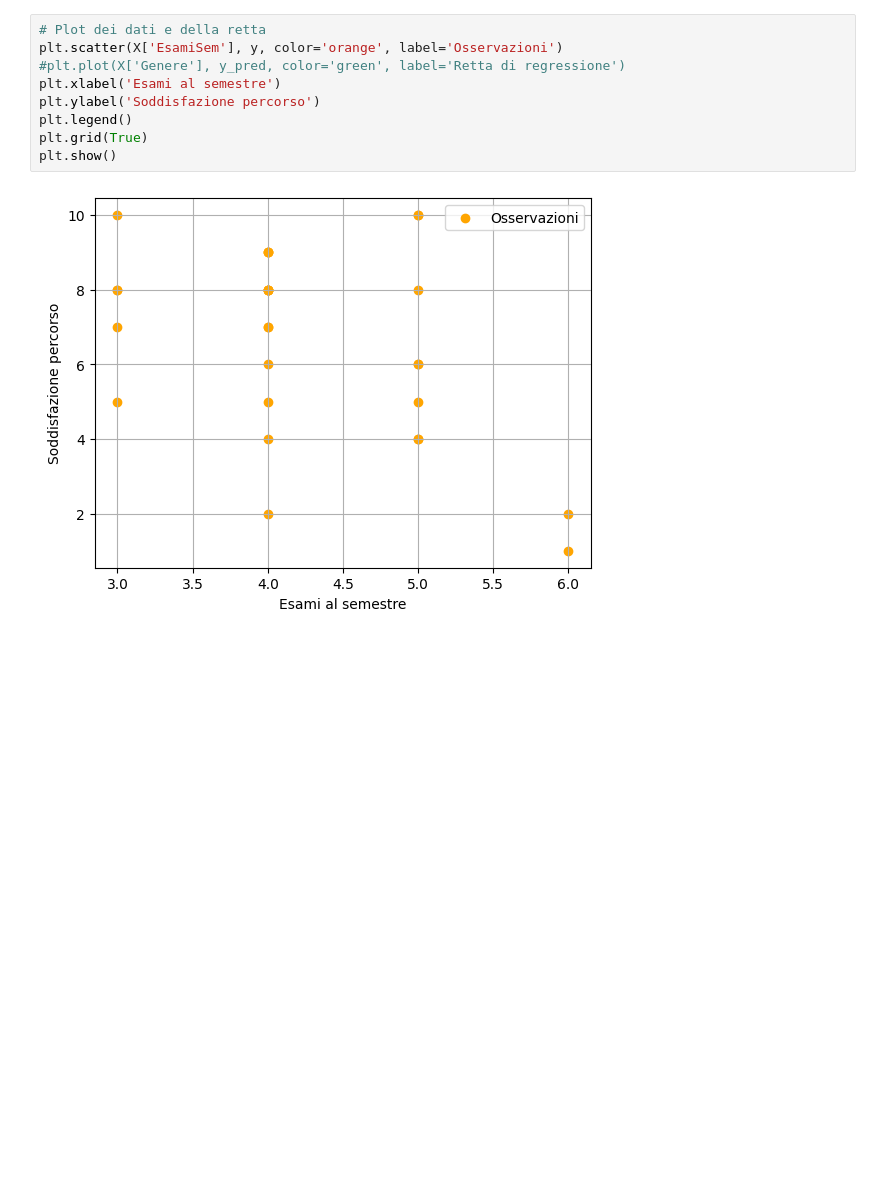
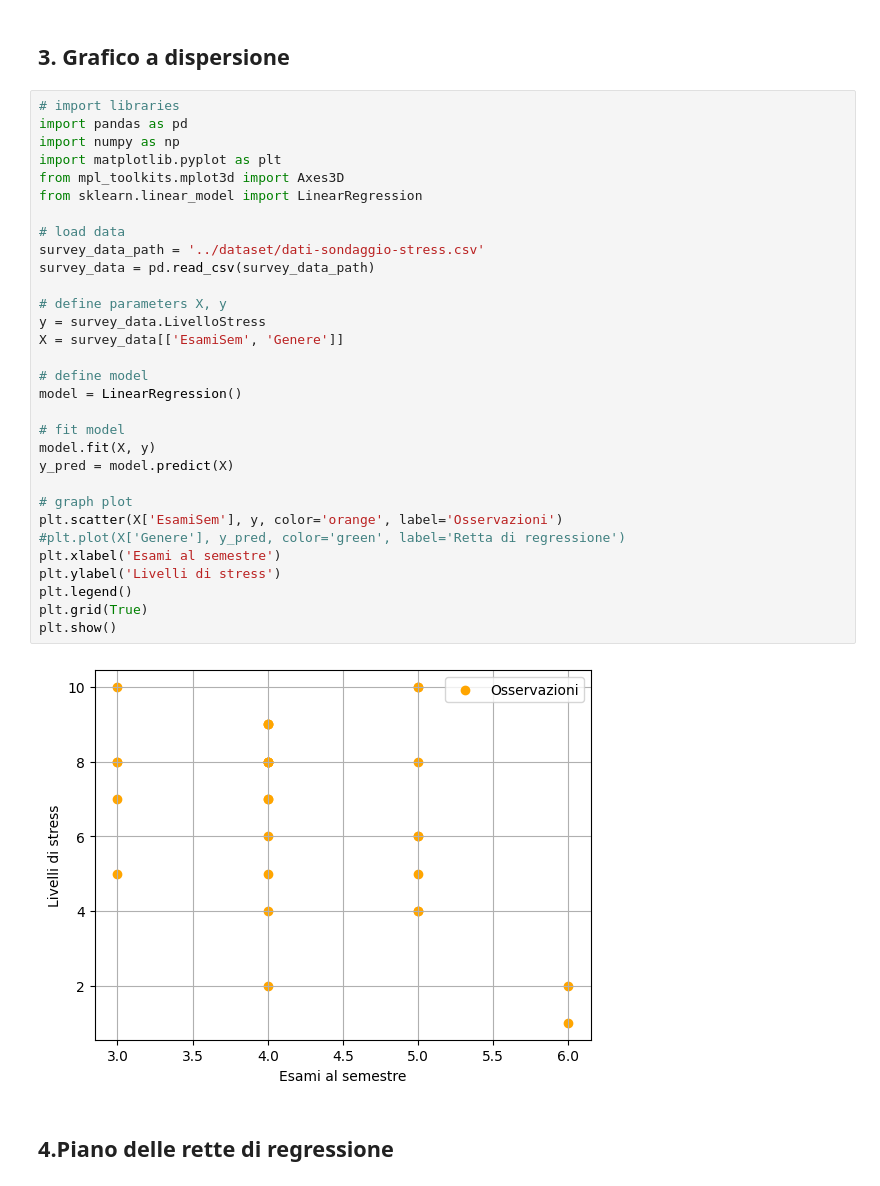
Before and after one commit to krssclaire/regression-model-exams-stress-study, a Jupyter notebook: notebook/reg-py-stress.ipynb, the cells around one changed output. Drawn from its saved outputs; the diff is of its cells as text; blank space fills up the shorter version.

```diff
--- a/notebook/reg-py-stress.ipynb
+++ b/notebook/reg-py-stress.ipynb
@@ -84,12 +105,38 @@ plt.show()
+# %% [markdown]
+## 3. Grafico a dispersione
 # %%
-# Plot dei dati e della retta
+# import libraries
+import pandas as pd
+import numpy as np
+import matplotlib.pyplot as plt
+from mpl_toolkits.mplot3d import Axes3D
+from sklearn.linear_model import LinearRegression
+
+# load data
+survey_data_path = '../dataset/dati-sondaggio-stress.csv'
+survey_data = pd.read_csv(survey_data_path)
+
+# define parameters X, y
+y = survey_data.LivelloStress
+X = survey_data[['EsamiSem', 'Genere']]
+
+# define model
+model = LinearRegression()
+
+# fit model
+model.fit(X, y)
+y_pred = model.predict(X)
+
+# graph plot
 plt.scatter(X['EsamiSem'], y, color='orange', label='Osservazioni')
 #plt.plot(X['Genere'], y_pred, color='green', label='Retta di regressione')
 plt.xlabel('Esami al semestre')
-plt.ylabel('Soddisfazione percorso')
+plt.ylabel('Livelli di stress')
 plt.legend()
 plt.grid(True)
 plt.show()
 # %% [output]
-[figure, old version]
+[figure, new version]
+# %% [markdown]
+## 4.Piano delle rette di regressione
 # %%
```
Also changed, not shown: parts of 6 cells of this notebook, 3 other files.
